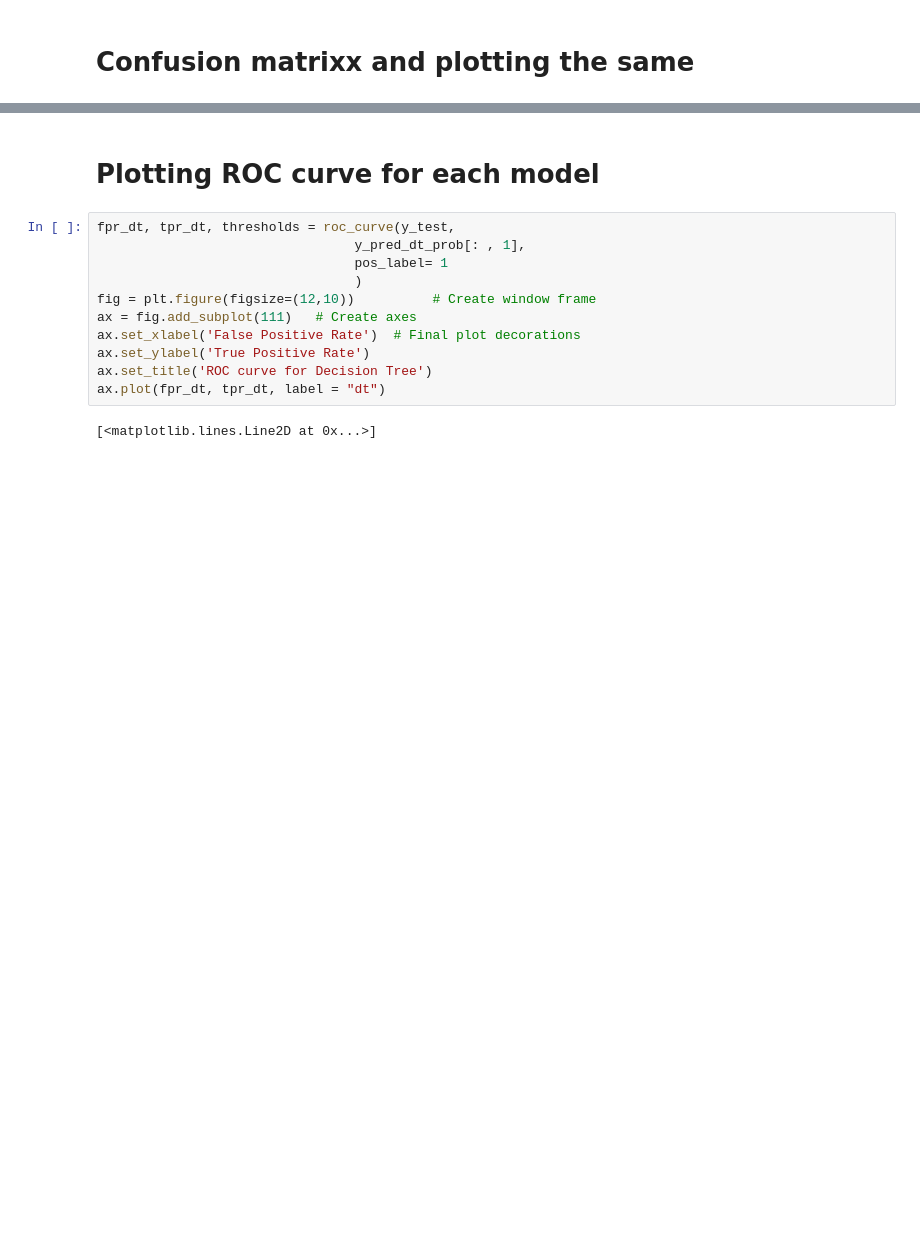
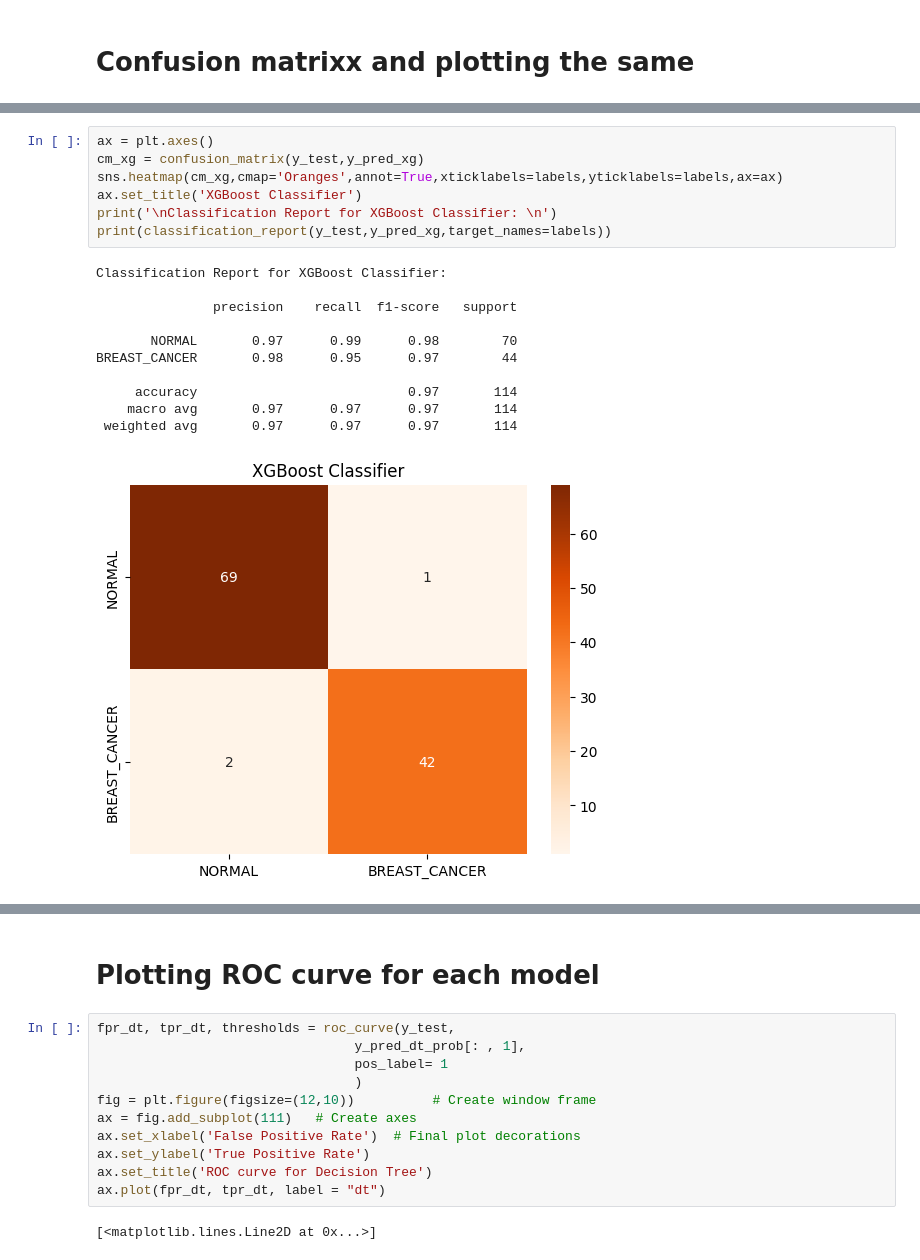
Before and after one commit to uttara-tech/ML-DL_Projects, a Jupyter notebook: breast-cancer-prediction.ipynb, the cells around one changed output, grey strips where cells are left out. Saved outputs shown, nothing was run; the diff lists cells and outputs as text; blank space fills up the shorter version.

```diff
--- a/breast-cancer-prediction.ipynb
+++ b/breast-cancer-prediction.ipynb
@@ -448,0 +383,19 @@ int(tn),int(fp),int(fn),int(tp)
+# %%
+ax = plt.axes()
+cm_xg = confusion_matrix(y_test,y_pred_xg)
+sns.heatmap(cm_xg,cmap='Oranges',annot=True,xticklabels=labels,yticklabels=labels,ax=ax)
+ax.set_title('XGBoost Classifier')
+print('\nClassification Report for XGBoost Classifier: \n')
+print(classification_report(y_test,y_pred_xg,target_names=labels))
+# %% [output]
+Classification Report for XGBoost Classifier:
+
+               precision    recall  f1-score   support
+
+       NORMAL       0.97      0.99      0.98        70
+BREAST_CANCER       0.98      0.95      0.97        44
+
+     accuracy                           0.97       114
+    macro avg       0.97      0.97      0.97       114
+ weighted avg       0.97      0.97      0.97       114
+[figure, added]
```
Also changed, not shown: parts of 71 cells of this notebook.
